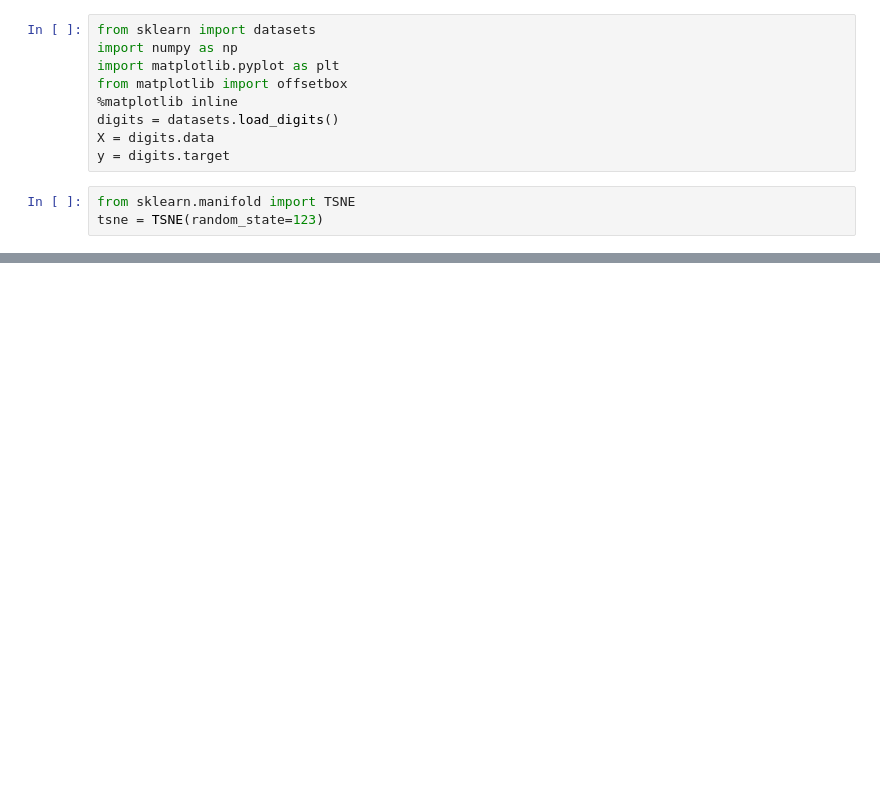
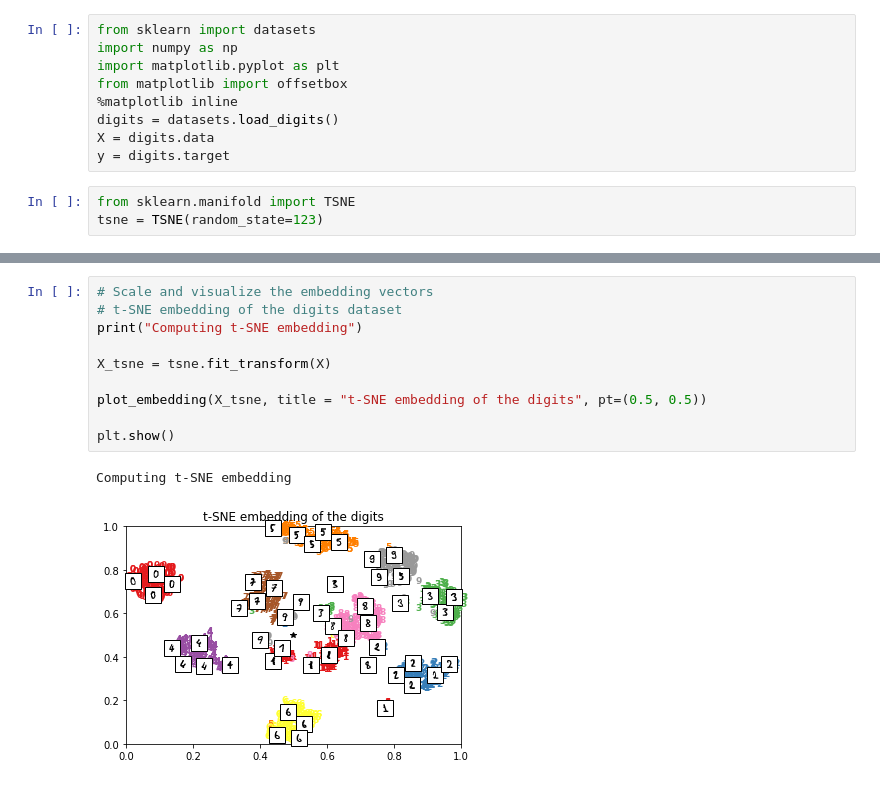
Before and after one commit to crea0414/2nd-ML100Days, a Jupyter notebook: homework/Day_061_HW.ipynb, the cells around one changed output, grey strips where cells are left out. Drawn from its saved outputs; the diff is of its cells as text; blank space fills up the shorter version.

```diff
--- a/homework/Day_061_HW.ipynb
+++ b/homework/Day_061_HW.ipynb
@@ -56,0 +58,13 @@ Computing t-SNE embedding
+# %%
+# Scale and visualize the embedding vectors
+# t-SNE embedding of the digits dataset
+print("Computing t-SNE embedding")
+
+X_tsne = tsne.fit_transform(X)
+
+plot_embedding(X_tsne, title = "t-SNE embedding of the digits", pt=(0.5, 0.5))
+
+plt.show()
+# %% [output]
+Computing t-SNE embedding
+[figure, added]
```
Also changed, not shown: parts of 1 cell of this notebook.
